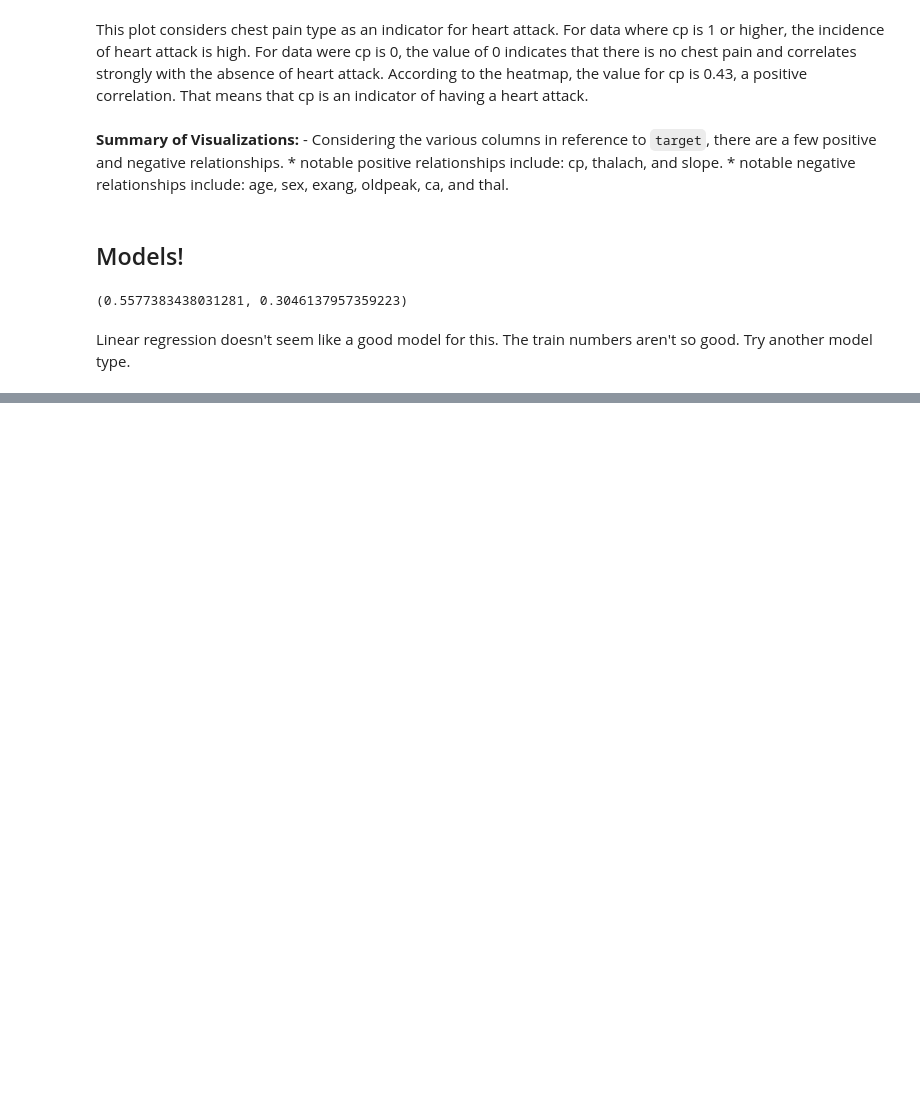
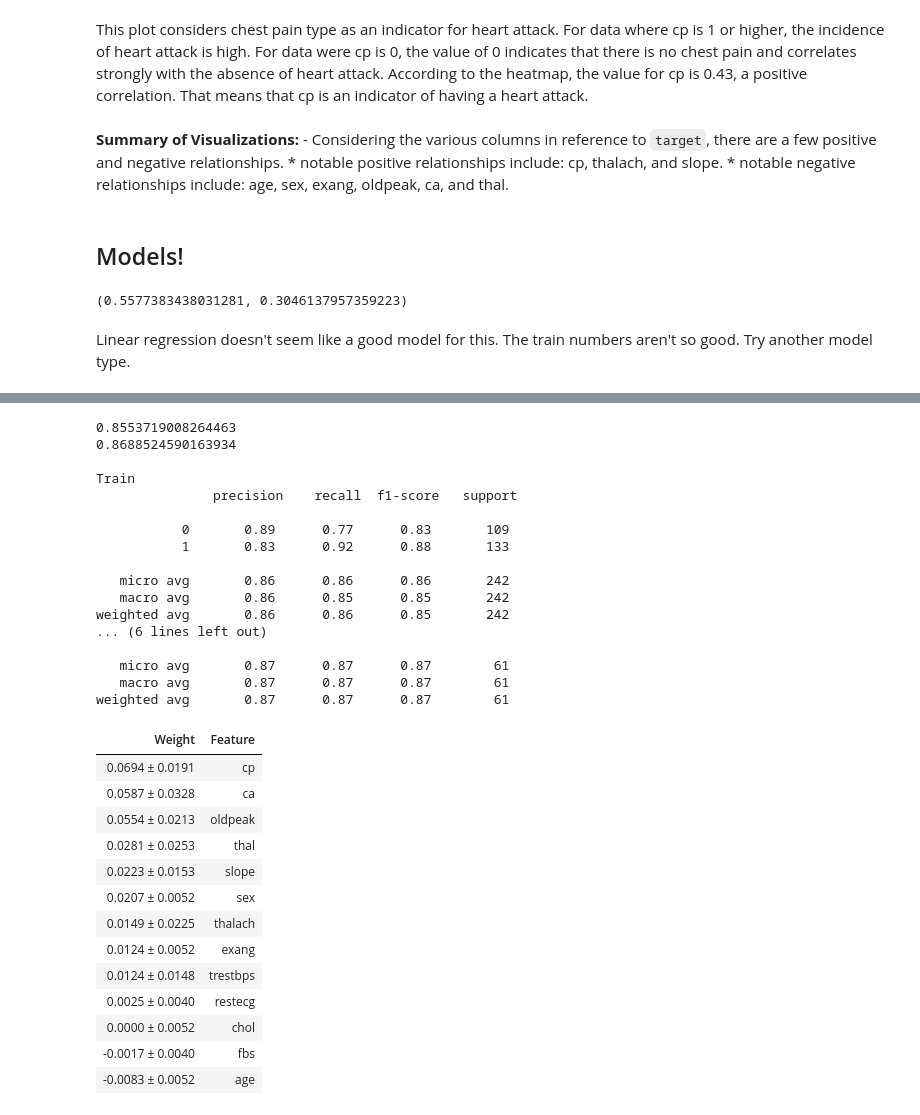
Before and after one commit to knishina/heart_attack, a Jupyter notebook: heart_attack_ML.ipynb, the cells around one changed output, grey strips where cells are left out. Saved outputs shown, nothing was run; the diff lists cells and outputs as text; code cells hidden in the pictures; blank space fills up the shorter version.

```diff
--- a/heart_attack_ML.ipynb
+++ b/heart_attack_ML.ipynb
@@ -304,0 +408,45 @@ svc_model(df)
+# %%
+a, b, accuracy_train, accuracy_test, X_train, y_train, model, X_test, y_test = svc_model(df)
+
+# Find ranked features.
+print (accuracy_train)
+print (accuracy_test)
+print (" ")
+print (a)
+print (b)
+
+perm = PermutationImportance(model).fit(X_train, y_train)
+thing2 = eli5.show_weights(perm, feature_names = X_train.columns.tolist())
+thing2
+# %% [output]
+0.8553719008264463
+0.8688524590163934
+
+Train
+               precision    recall  f1-score   support
+
+           0       0.89      0.77      0.83       109
+           1       0.83      0.92      0.88       133
+
+   micro avg       0.86      0.86      0.86       242
+   macro avg       0.86      0.85      0.85       242
+weighted avg       0.86      0.86      0.85       242
+... (6 lines left out)
+
+   micro avg       0.87      0.87      0.87        61
+   macro avg       0.87      0.87      0.87        61
+weighted avg       0.87      0.87      0.87        61
+| Weight | Feature |
+| 0.0694 ± 0.0191 | cp |
+| 0.0587 ± 0.0328 | ca |
+| 0.0554 ± 0.0213 | oldpeak |
+| 0.0281 ± 0.0253 | thal |
+| 0.0223 ± 0.0153 | slope |
+| 0.0207 ± 0.0052 | sex |
+| 0.0149 ± 0.0225 | thalach |
+| 0.0124 ± 0.0052 | exang |
+| 0.0124 ± 0.0148 | trestbps |
+| 0.0025 ± 0.0040 | restecg |
+| 0.0000 ± 0.0052 | chol |
+| -0.0017 ± 0.0040 | fbs |
+| -0.0083 ± 0.0052 | age |
```
Also changed, not shown: parts of 11 cells of this notebook.
